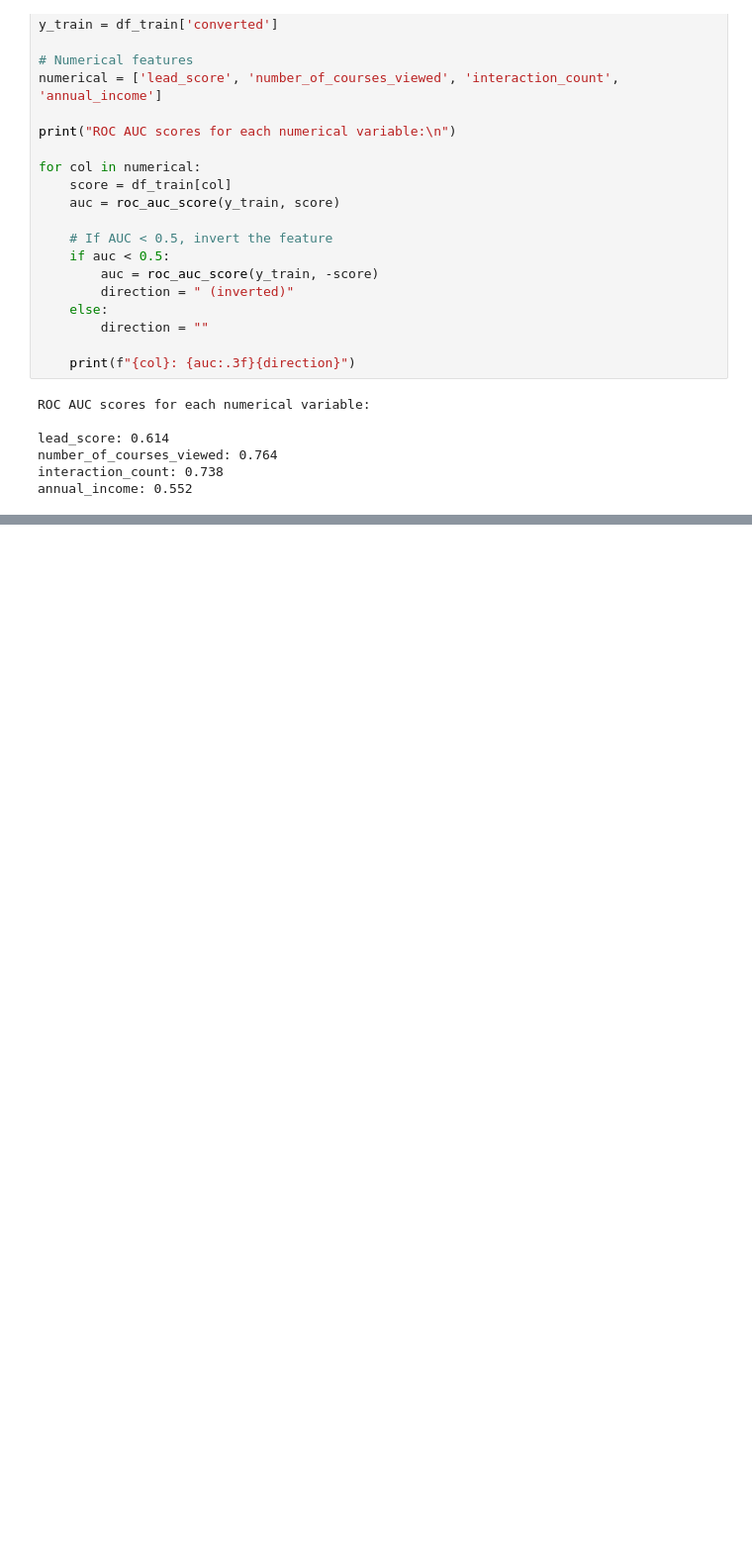
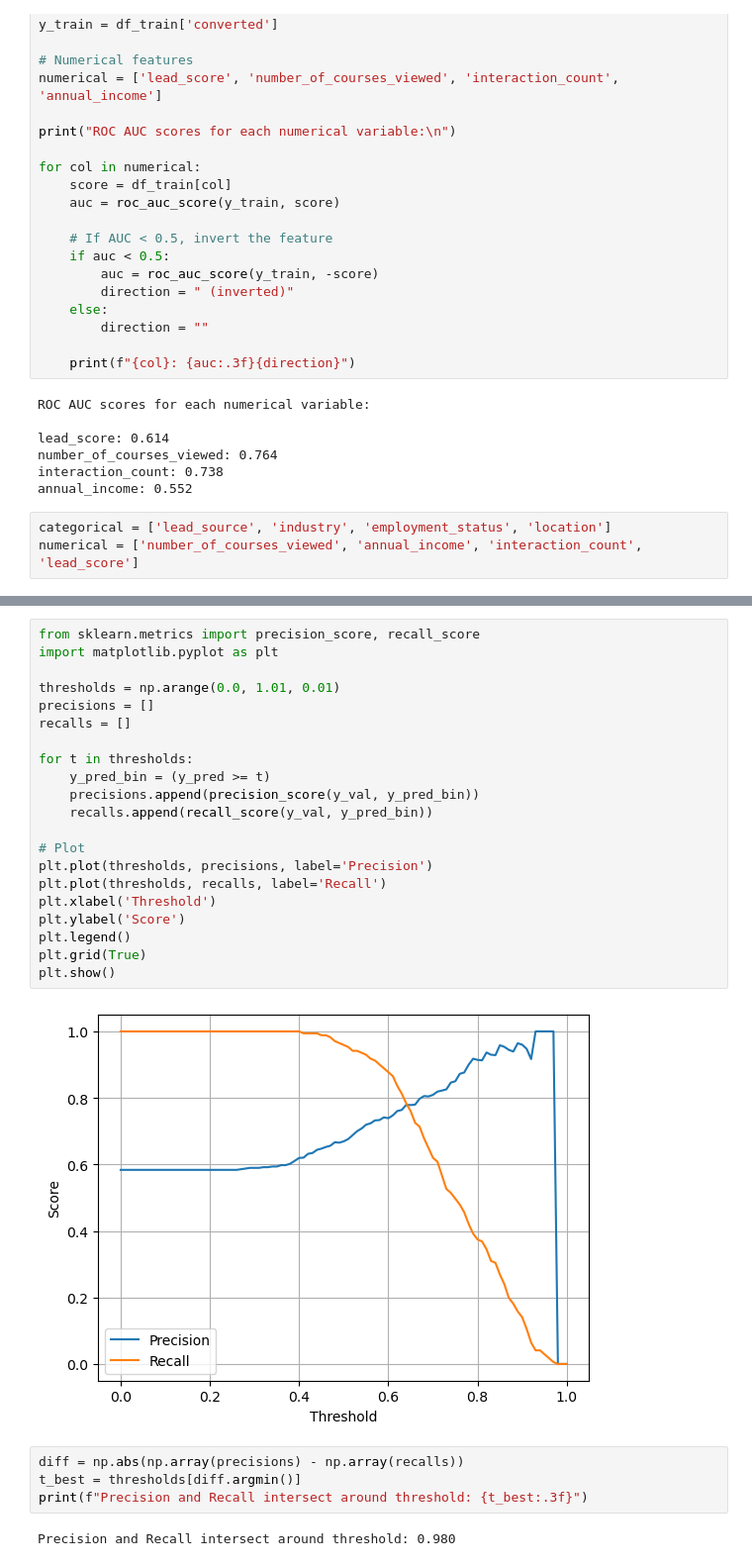
Before and after one commit to codevalhalla/ml-lead-scoring-classification-metrics, a Jupyter notebook: lead_scoring_metrics.ipynb, the cells around one changed output, grey strips where cells are left out. Shown: that part at 99% size. Cells and saved outputs as stored; diff of their text form; blank space fills up the shorter version.

```diff
--- a/lead_scoring_metrics.ipynb
+++ b/lead_scoring_metrics.ipynb
@@ -78,3 +78,6 @@ lead_score: 0.614
 number_of_courses_viewed: 0.764
 interaction_count: 0.738
 annual_income: 0.552
+# %%
+categorical = ['lead_source', 'industry', 'employment_status', 'location']
+numerical = ['number_of_courses_viewed', 'annual_income', 'interaction_count', 'lead_score']
@@ -80,0 +116,29 @@ annual_income: 0.552
+# %%
+from sklearn.metrics import precision_score, recall_score
+import matplotlib.pyplot as plt
+
+thresholds = np.arange(0.0, 1.01, 0.01)
+precisions = []
+recalls = []
+
+for t in thresholds:
+    y_pred_bin = (y_pred >= t)
+    precisions.append(precision_score(y_val, y_pred_bin))
+    recalls.append(recall_score(y_val, y_pred_bin))
+
+# Plot
+plt.plot(thresholds, precisions, label='Precision')
+plt.plot(thresholds, recalls, label='Recall')
+plt.xlabel('Threshold')
+plt.ylabel('Score')
+plt.legend()
+plt.grid(True)
+plt.show()
+# %% [output]
+[figure, added]
+# %%
+diff = np.abs(np.array(precisions) - np.array(recalls))
+t_best = thresholds[diff.argmin()]
+print(f"Precision and Recall intersect around threshold: {t_best:.3f}")
+# %% [output]
+Precision and Recall intersect around threshold: 0.980
```
Also changed, not shown: parts of 7 cells of this notebook.
